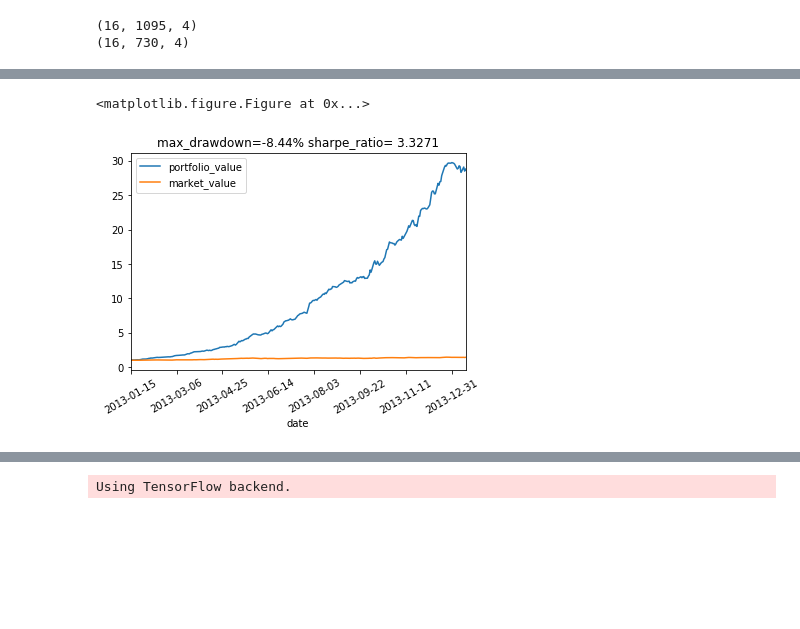
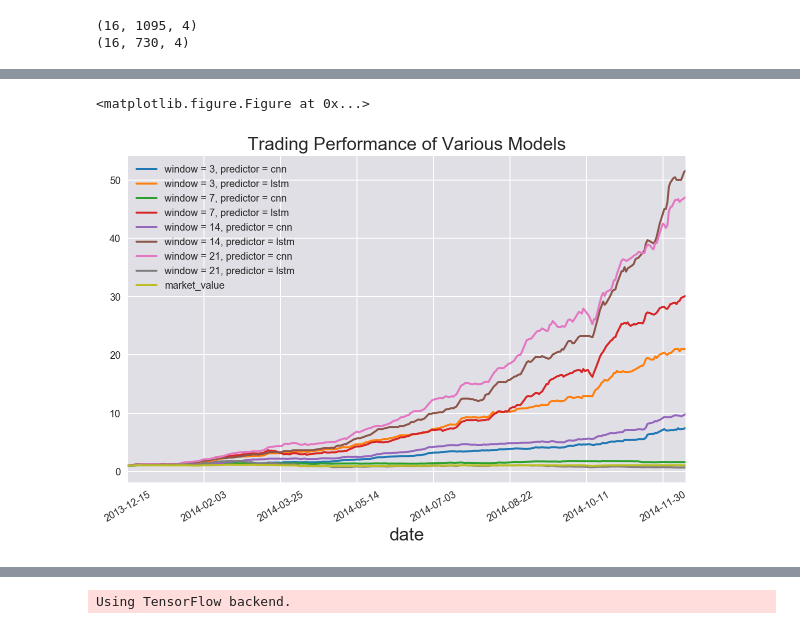
Before and after one commit to vermouth1992/drl-portfolio-management, a Jupyter notebook: src/ddpg_experiments.ipynb, the cells around one changed output, grey strips where cells are left out. Saved outputs shown, nothing was run; the diff lists cells and outputs as text; code cells hidden in the pictures; blank space fills up the shorter version.

```diff
--- a/src/ddpg_experiments.ipynb
+++ b/src/ddpg_experiments.ipynb
@@ -87,2 +189,3 @@ if False:
 # %%
-from environment.portfolio import PortfolioEnv
+from environment.portfolio import PortfolioEnv, MultiActionPortfolioEnv
+env = MultiActionPortfolioEnv(target_history, target_stocks, model_names, steps=365)
@@ -101,9 +191,0 @@ from stock_trading import StockActor, StockCritic, obs_normalizer, get_model_pat
-# %%
-# common settings
-window_length = 3
-batch_size = 64
-action_bound = 1.
-tau = 1e-3
-action_dim = [nb_classes]
-state_dim = [nb_classes, window_length]
-env = PortfolioEnv(target_history, target_stocks, steps=365, window_length=window_length)
@@ -136,7 +192,7 @@ INFO:tensorflow:Restoring parameters from weights/stock/lstm/window_3/no_batch_n
-# %%
-test_model(env, ddpg_model)
-# %% [output]
-<matplotlib.figure.Figure at 0x...>
-[figure, removed]
+# %%
+test_model_multiple(env, models)
+# %% [output]
+<matplotlib.figure.Figure at 0x...>
+[figure, added]
 # %%
 # evaluate the model with unseen data from same stock, fixed the starting date
```
Also changed, not shown: parts of 15 cells of this notebook, 2 other files.
